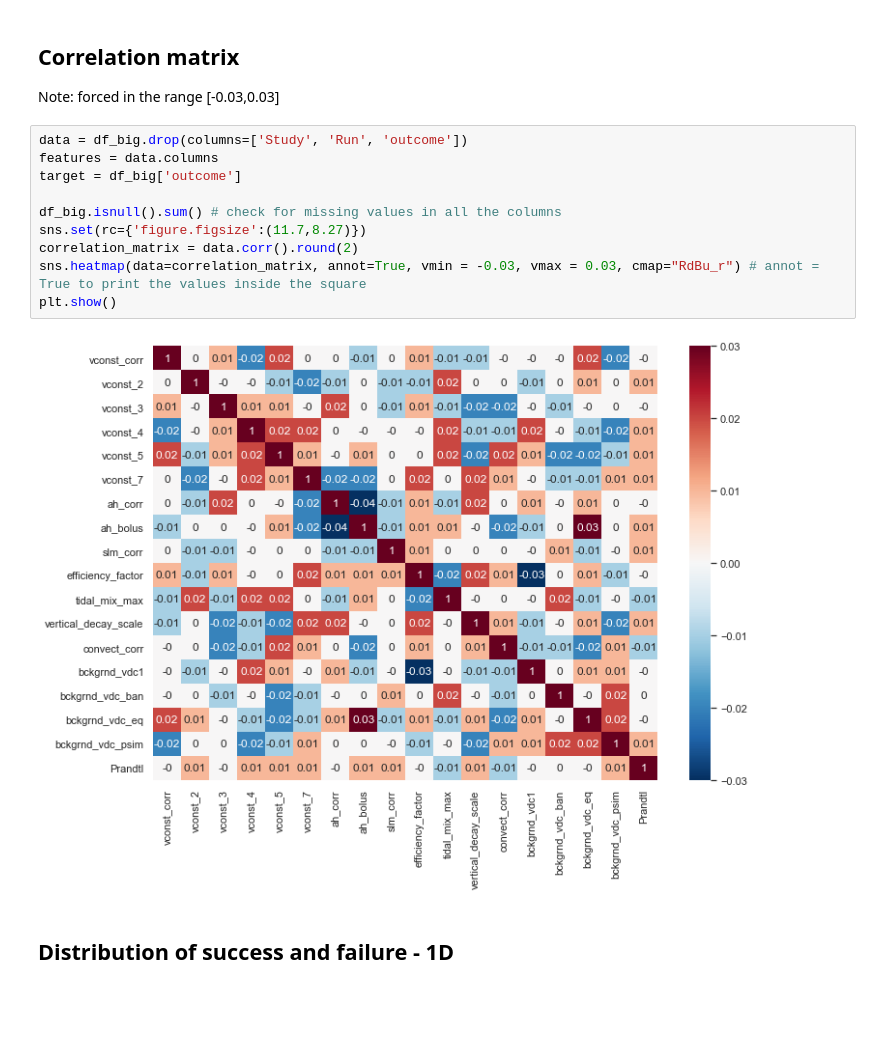
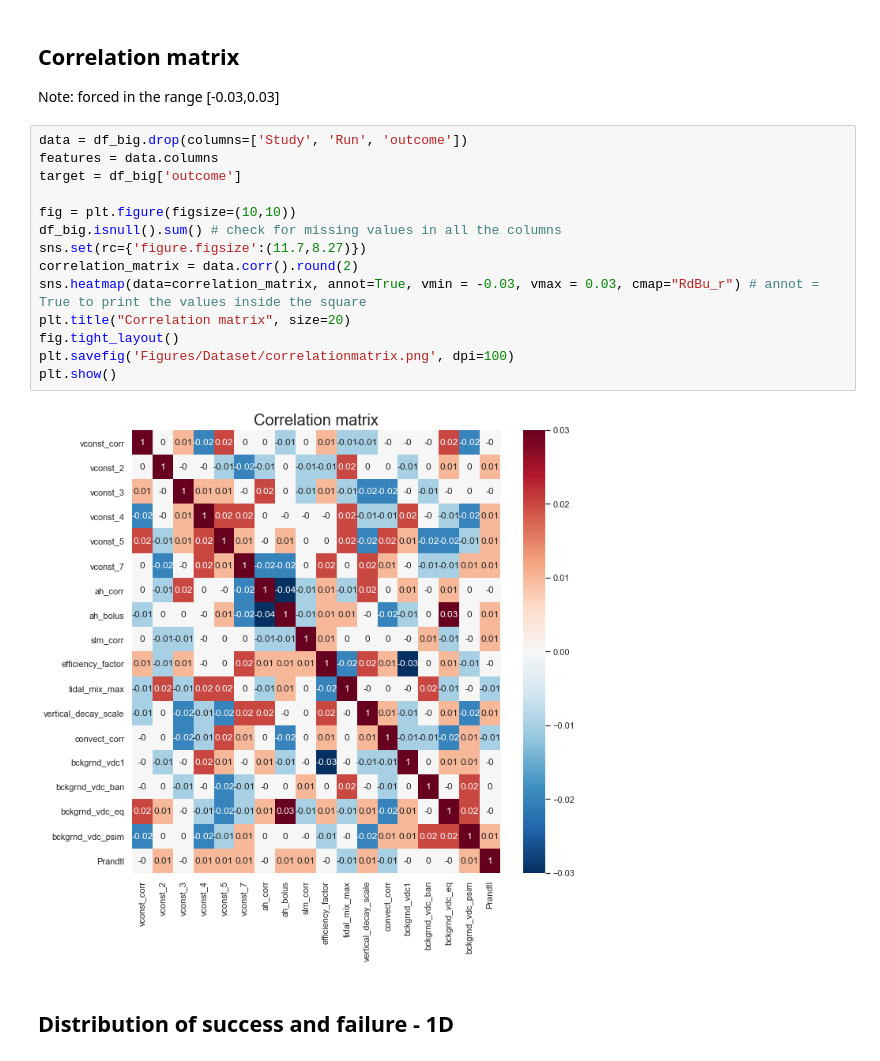
Before and after one commit to adelezaini/MachineLearning, a Jupyter notebook: Projects/Project3/Dataset_analysis.ipynb, the cells around one changed output. Saved outputs shown, nothing was run; the diff lists cells and outputs as text; blank space fills up the shorter version.

```diff
--- a/Projects/Project3/Dataset_analysis.ipynb
+++ b/Projects/Project3/Dataset_analysis.ipynb
@@ -51,14 +54,18 @@ Note: forced in the range [-0.03,0.03]
 # %%
 data = df_big.drop(columns=['Study', 'Run', 'outcome'])
 features = data.columns
 target = df_big['outcome']
 
+fig = plt.figure(figsize=(10,10))
 df_big.isnull().sum() # check for missing values in all the columns
 sns.set(rc={'figure.figsize':(11.7,8.27)})
 correlation_matrix = data.corr().round(2)
 sns.heatmap(data=correlation_matrix, annot=True, vmin = -0.03, vmax = 0.03, cmap="RdBu_r") # annot = True to print the values inside the square
+plt.title("Correlation matrix", size=20)
+fig.tight_layout()
+plt.savefig('Figures/Dataset/correlationmatrix.png', dpi=100)
 plt.show()
 # %% [output]
-[figure, old version]
+[figure, new version]
 # %% [markdown]
 ## Distribution of success and failure - 1D
```
Also changed, not shown: parts of 17 cells of this notebook, 28 other files.
